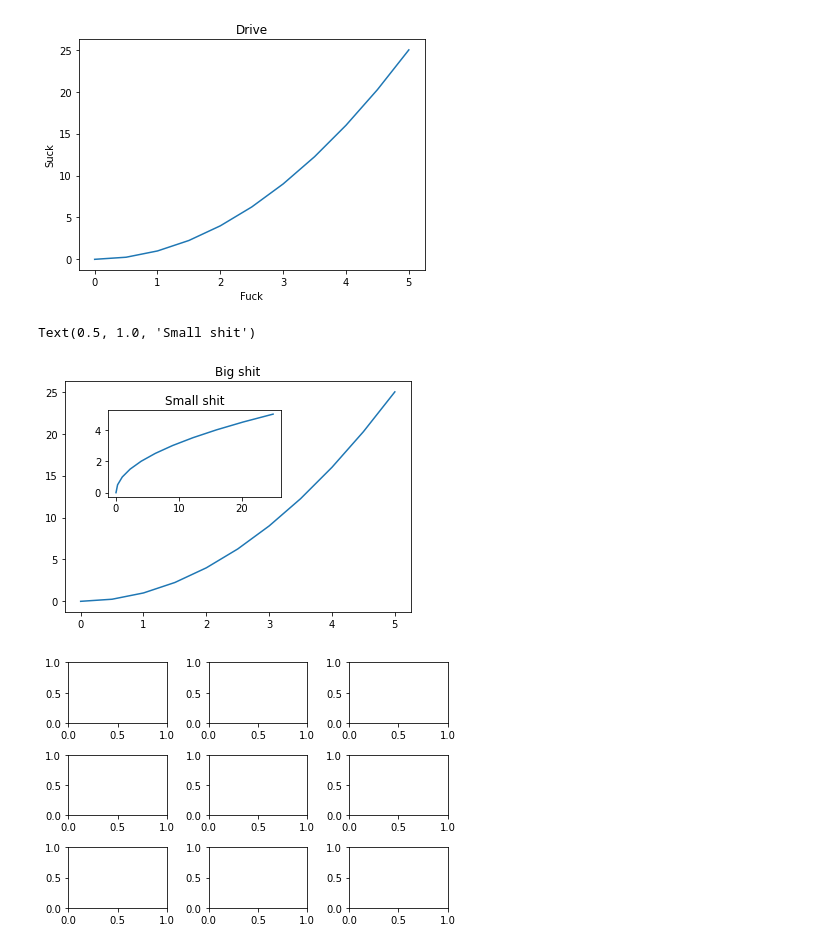
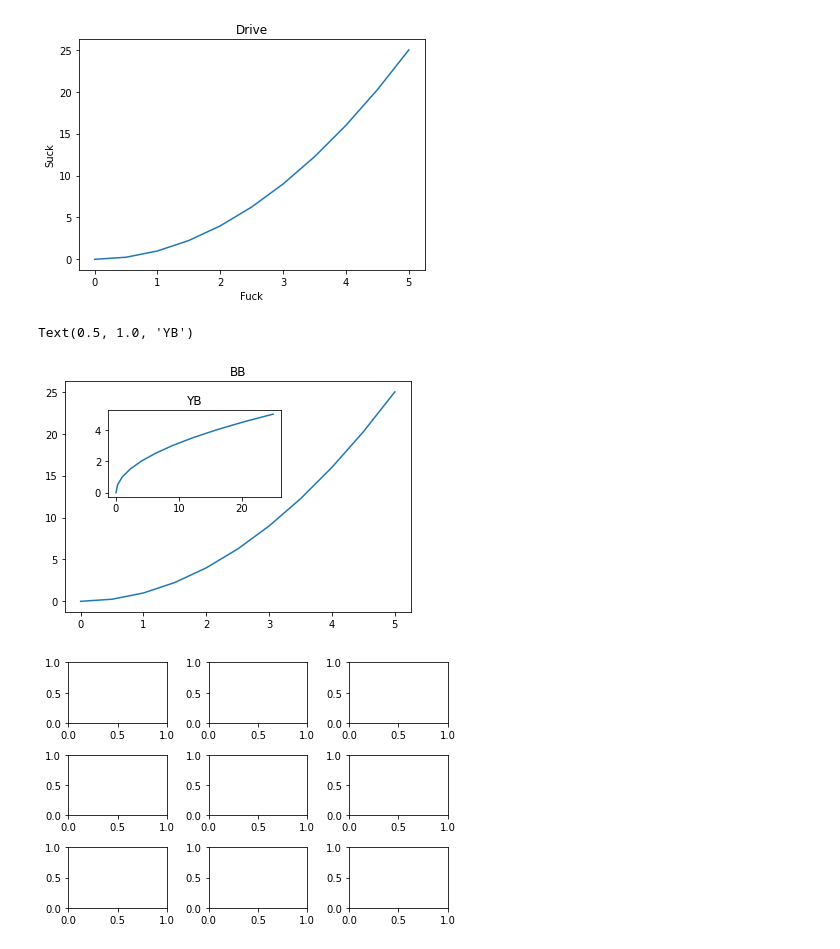
Before and after one commit to deebyajpradhan/datasciences, a Jupyter notebook: Visualization.ipynb, the cells around one changed output. Drawn from its saved outputs; the diff is of its cells as text; code cells hidden in the pictures.

Commit message:
Data Visualization

```diff
--- a/Visualization.ipynb
+++ b/Visualization.ipynb
@@ -54,14 +54,14 @@ Text(0.5, 1.0, 'Drive')
 # %%
 fig=plt.figure() #an empty canvas
 axes1=fig.add_axes([0.1,.1,0.8,0.8]) #[left,bottom,width,height]
 axes2=fig.add_axes([0.2,0.5,0.4,0.3])
 axes1.plot(x,y)
-axes1.set_title('Big shit')
+axes1.set_title('BB')
 axes2.plot(y,x)
-axes2.set_title('Small shit')
+axes2.set_title('YB')
 # %% [output]
-Text(0.5, 1.0, 'Small shit')
+Text(0.5, 1.0, 'YB')
-[figure, old version]
+[figure, new version]
 # %%
 fig,axes=plt.subplots(3,3)
 #axes.plot(x,y)
```
Also changed, not shown: parts of 4 cells of this notebook.
